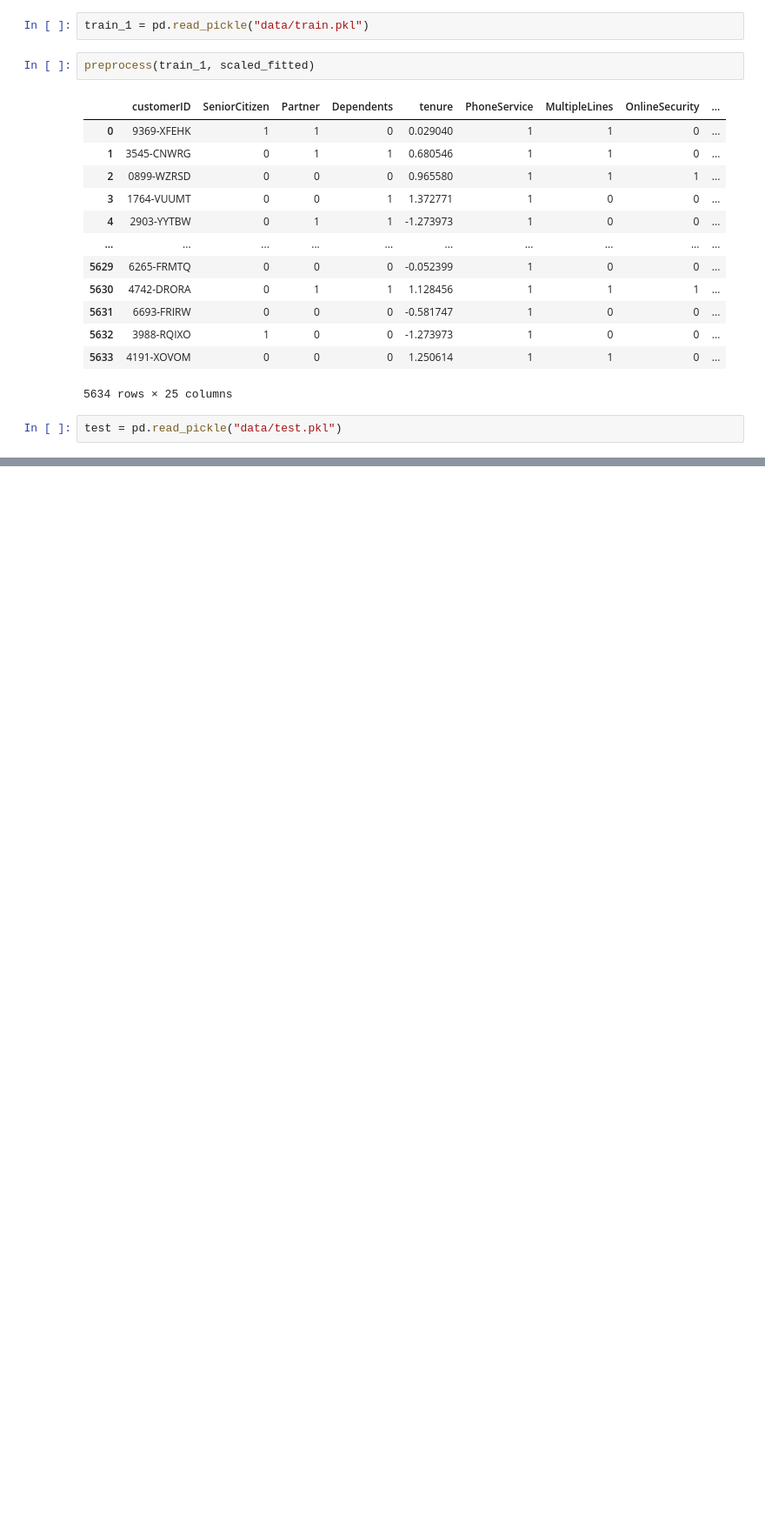
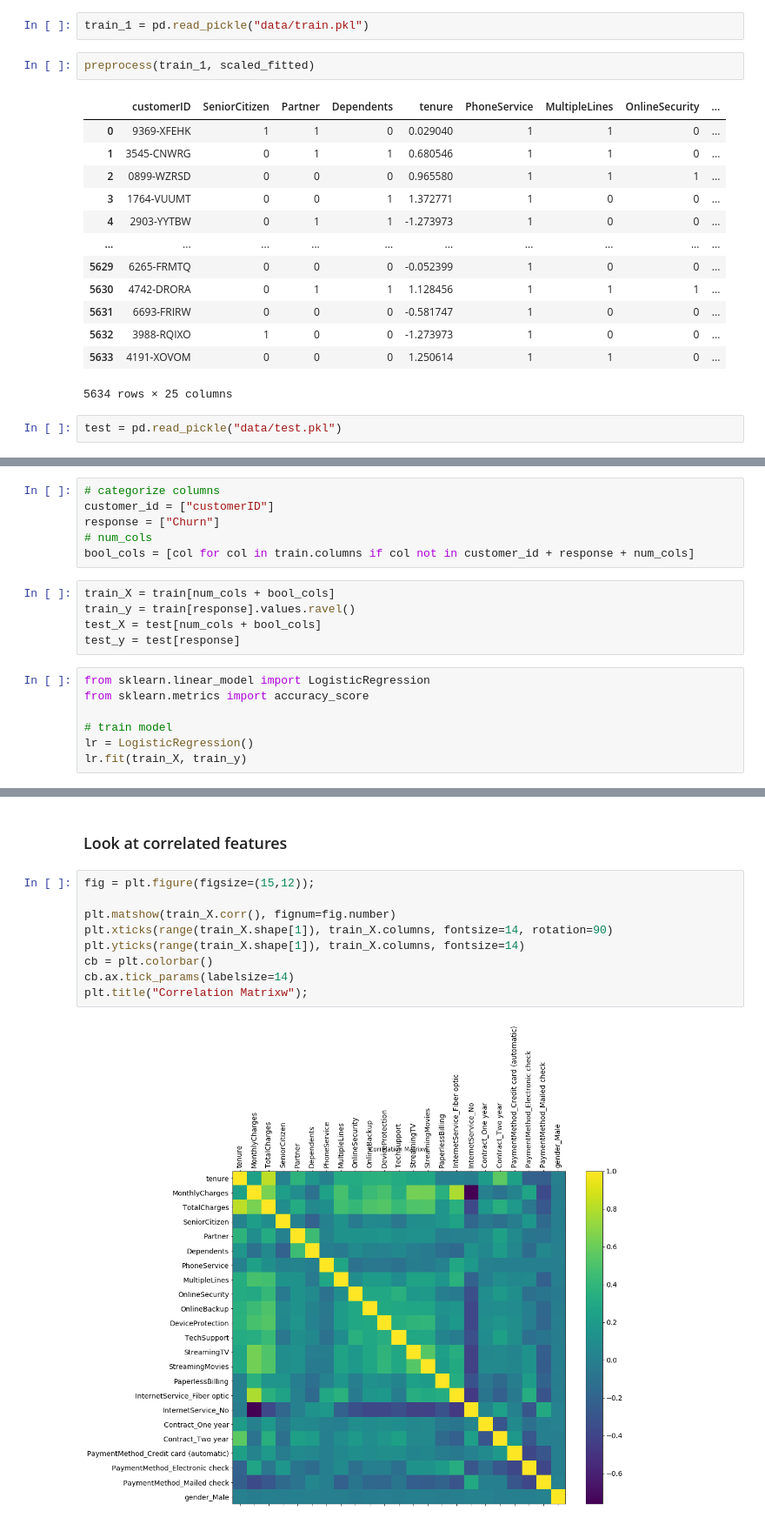
Before and after one commit to ironhack-datalabs/data-ber-06-20, a Jupyter notebook: Notes/module-3/week-7/1.3_supervised_machine_learning-churn_prediction.ipynb, the cells around one changed output, grey strips where cells are left out. Shown: that part at 87% size. Drawn from its saved outputs; the diff is of its cells as text; blank space fills up the shorter version.

```diff
--- a/Notes/module-3/week-7/1.3_supervised_machine_learning-churn_prediction.ipynb
+++ b/Notes/module-3/week-7/1.3_supervised_machine_learning-churn_prediction.ipynb
@@ -248,0 +237,18 @@ preprocess(test, scaled_fitted)
+# %%
+# categorize columns
+customer_id = ["customerID"]
+response = ["Churn"]
+# num_cols
+bool_cols = [col for col in train.columns if col not in customer_id + response + num_cols]
+# %%
+train_X = train[num_cols + bool_cols]
+train_y = train[response].values.ravel()
+test_X = test[num_cols + bool_cols]
+test_y = test[response]
+# %%
+from sklearn.linear_model import LogisticRegression
+from sklearn.metrics import accuracy_score
+
+# train model
+lr = LogisticRegression()
+lr.fit(train_X, train_y)
@@ -248,0 +443,13 @@ preprocess(test, scaled_fitted)
+# %% [markdown]
+### Look at correlated features
+# %%
+fig = plt.figure(figsize=(15,12));
+
+plt.matshow(train_X.corr(), fignum=fig.number)
+plt.xticks(range(train_X.shape[1]), train_X.columns, fontsize=14, rotation=90)
+plt.yticks(range(train_X.shape[1]), train_X.columns, fontsize=14)
+cb = plt.colorbar()
+cb.ax.tick_params(labelsize=14)
+plt.title("Correlation Matrixw");
+# %% [output]
+[figure, added]
```
Also changed, not shown: parts of 34 cells of this notebook, 3 other files.
